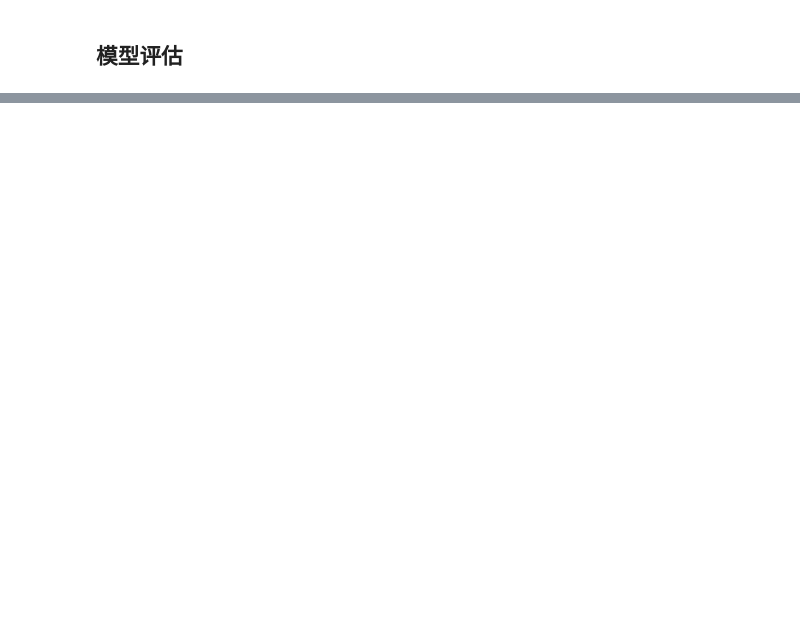
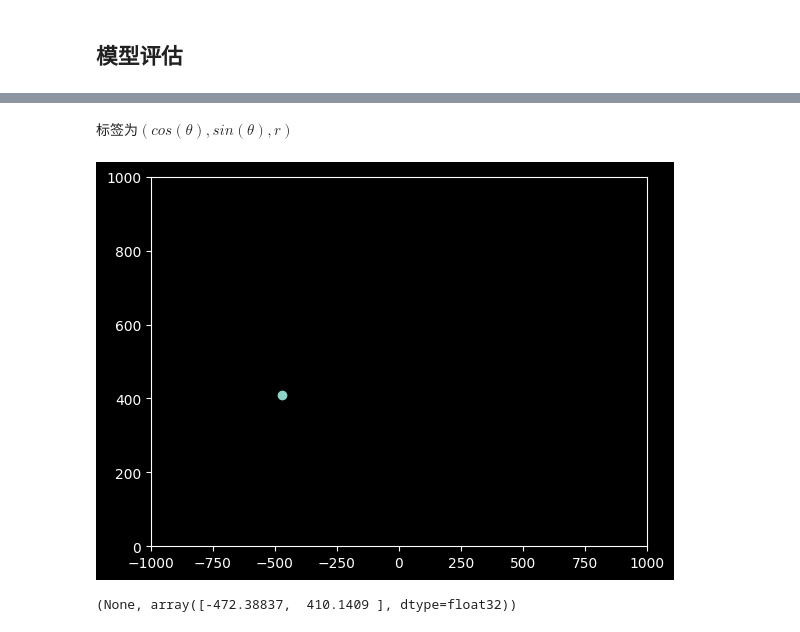
Before and after one commit to LeoJhonSong/ternary-array-passive-bearing, a Jupyter notebook: wideband_cpsd_cnn.ipynb, the cells around one changed output, grey strips where cells are left out. Cells and saved outputs as stored; diff of their text form; code cells hidden in the pictures; blank space fills up the shorter version.

```diff
--- a/wideband_cpsd_cnn.ipynb
+++ b/wideband_cpsd_cnn.ipynb
@@ -261,0 +278,23 @@ tensor(134)
+# %% [markdown]
+标签为$(cos(\theta), sin(\theta), r)$
+# %%
+device = torch.device('cuda')
+net = model.net
+net.eval()
+
+net.to(device)
+data, label = FeaturesDataSet(val_path + '_phase')[np.random.randint(0, 400)]
+data = torch.tensor(data).to(device)
+output = net(data.unsqueeze(0))
+predicted = output.detach().cpu().numpy()
+rev_map = interp1d([0, 1], [100, 1000])
+predicted_coordinate = rev_map(max(0, min(predicted[0, 2], 1))) * predicted[0, :2]
+label_coordinate = rev_map(max(0, min(label[2], 1))) * label[:2]
+plt.plot(label_coordinate[0], label_coordinate[1], 'o')
+plt.plot(predicted_coordinate[0], predicted_coordinate[1], 'o')
+plt.xlim(-1000, 1000)
+plt.ylim(0, 1000)
+plt.show()
+# %% [output]
+[figure, added]
+(None, array([-472.38837,  410.1409 ], dtype=float32))
```
Also changed, not shown: parts of 16 cells of this notebook, 1 other file.
